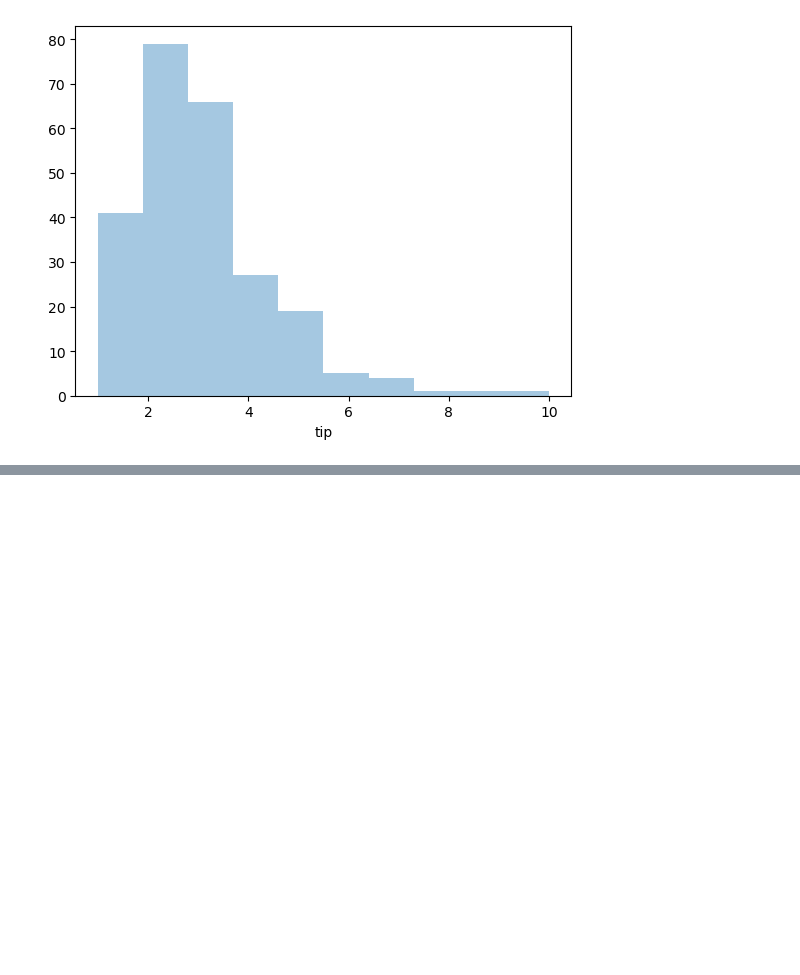
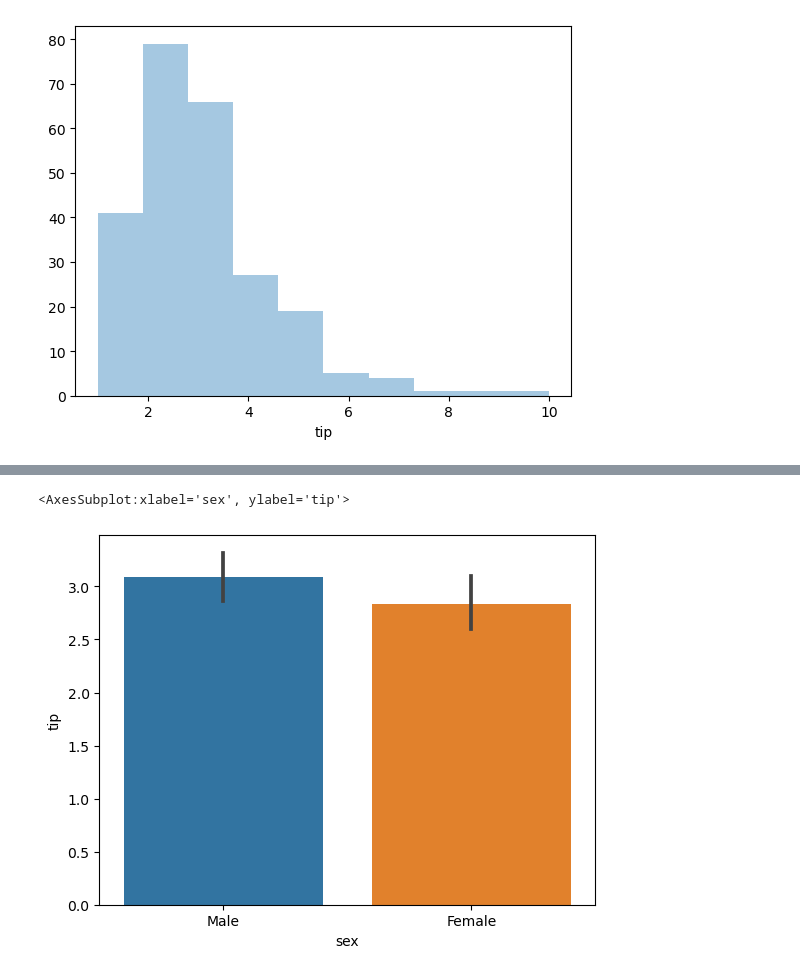
Before and after one commit to bishu5c6/Plots-in-ML, a Jupyter notebook: seaborn.ipynb, the cells around one changed output, grey strips where cells are left out. Cells and saved outputs as stored; diff of their text form; code cells hidden in the pictures; blank space fills up the shorter version.

```diff
--- a/seaborn.ipynb
+++ b/seaborn.ipynb
@@ -103,0 +123,6 @@ sns.countplot(df,hue=)
+# %%
+#in barplot we have to give both x and y value
+sns.barplot(x='sex',y='tip',data=df)
+# %% [output]
+<AxesSubplot:xlabel='sex', ylabel='tip'>
+[figure, added]
```
Also changed, not shown: parts of 15 cells of this notebook.
